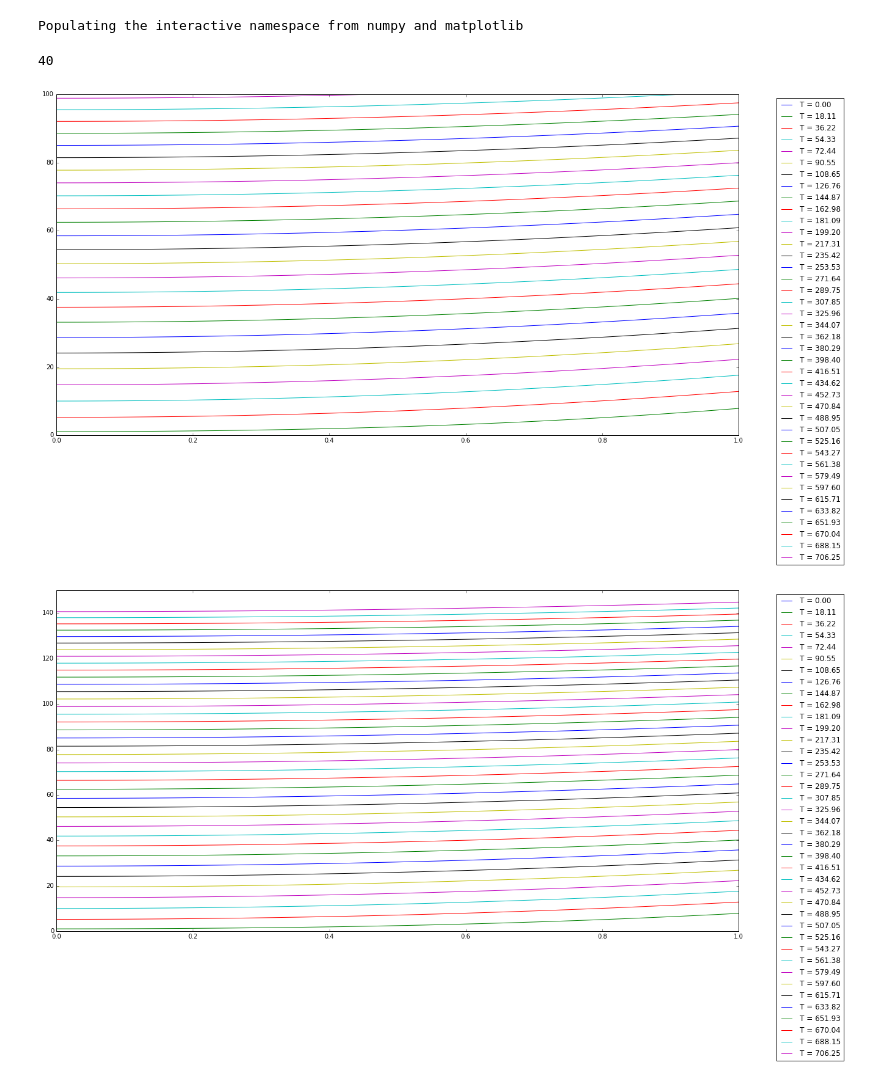
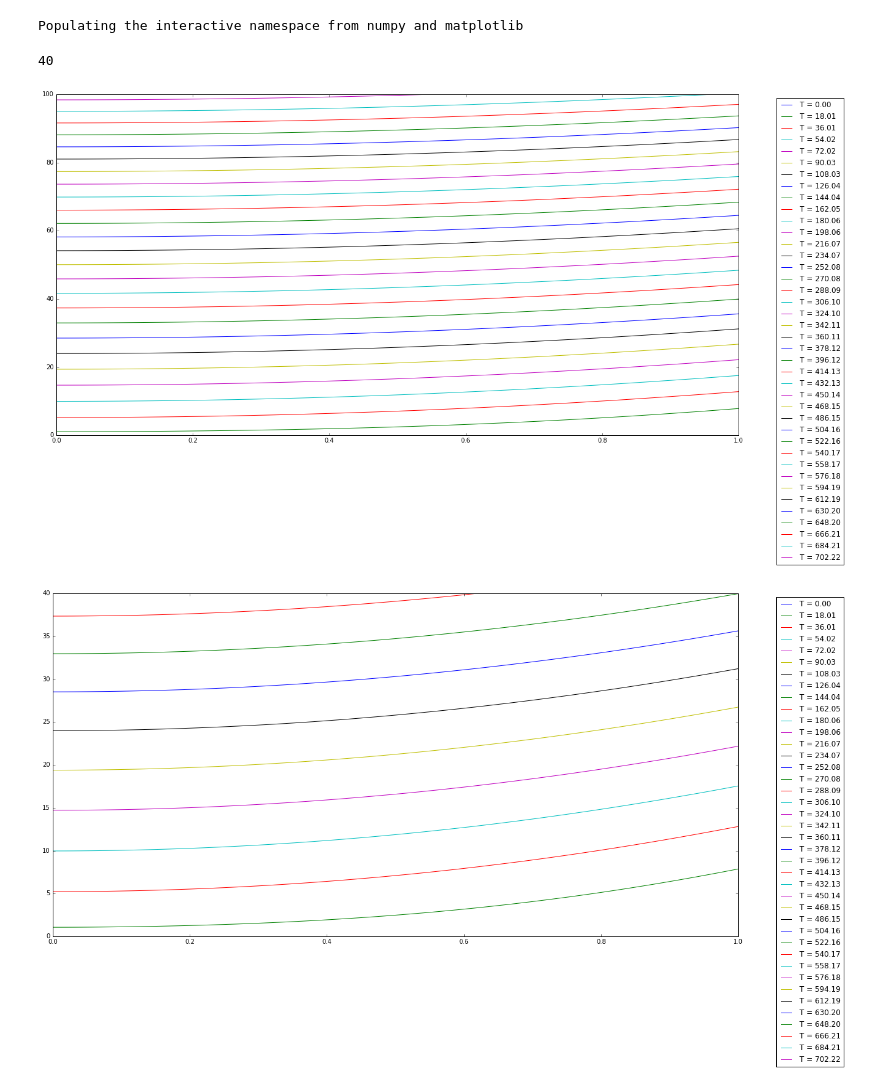
Before and after one commit to FalconUA/numerical-analysis, a Jupyter notebook: s3-3/appointment_s3-3.ipynb, the cells around one changed output. Drawn from its saved outputs; the diff is of its cells as text; code cells hidden in the pictures.

```diff
--- a/s3-3/appointment_s3-3.ipynb
+++ b/s3-3/appointment_s3-3.ipynb
@@ -26,7 +26,7 @@ sdt = .001 # in sec
 dt = sdt*lamb/C/ro/R/R
 fin = 100
 epsilon = 0.00001
-tau = 1e-3
+tau = 1e-4
 # %%
 def TriDiag(A, B, C, F):
     n = len(A)
@@ -77,7 +77,8 @@ def solve_step(y, t, h, tau, gamma, sigma = 0.5):
     ab[1][n-1] = B[n-1]
     ab[2][n-1] = 0
 
-    return TriDiag(A, C, B, F)#solve_banded((1, 1), ab, F)
+    #return TriDiag(A, C, B, F)
+    return solve_banded((1, 1), ab, F)
 # %%
 def solve(u_s, _y0):
     t_max = 0.2 * 60 * 60
@@ -97,6 +98,8 @@ def solve(u_s, _y0):
     while t < tmax:
         y = solve_step(y, t, h, tau, gamma)
         t = t + tau
+        if y[0] >= 30:
+            print(y[0], t)
         timer = timer + tau
         if timer > timer_flag:
             cached.append([__u_s * (r + 1) - 273.15 for r in y])
@@ -126,15 +129,15 @@ plt.ylim(0.0, 100.0)
 plt.show()
 # %% [output]
 40
-[figure, old version]
+[figure, new version]
 # %%
 plt.figure(figsize=(20,10))
 for i in range(len(res)):
     x = [0 + j*h for j in range(len(res[i]))]
     plt.plot(x, res[i])
 #plt.legend(res[2], loc=2, bbox_to_anchor=(1.05, 1))
 plt.legend(tanchor, loc=2, bbox_to_anchor=(1.05, 1))
-plt.ylim(0.0, 150.0)
+plt.ylim(0.0, 40.0)
 plt.show()
 # %% [output]
-[figure, old version]
+[figure, new version]
```
Also changed, not shown: 2 other files.
